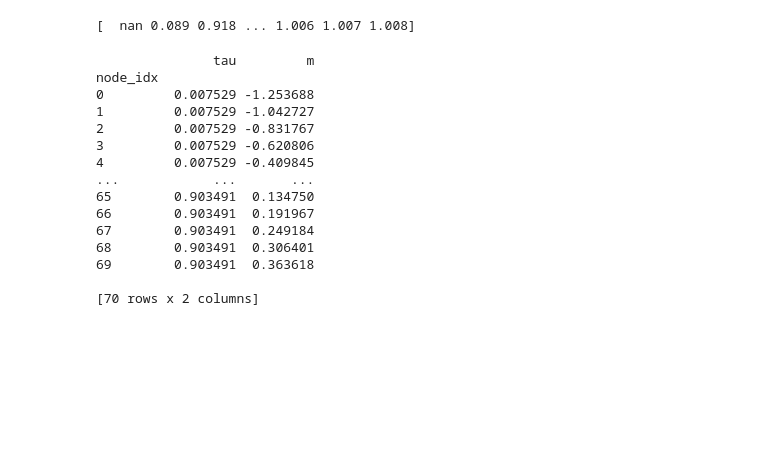
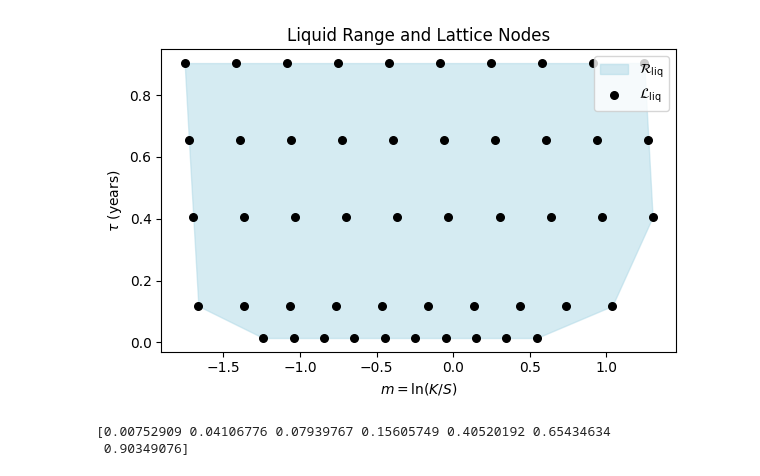
Before and after one commit to yungarjun/deribit-deep-learning, a Jupyter notebook: src/testing_notebook.ipynb, the cells around one changed output. Cells and saved outputs as stored; diff of their text form; code cells hidden in the pictures; blank space fills up the shorter version.

```diff
--- a/src/testing_notebook.ipynb
+++ b/src/testing_notebook.ipynb
@@ -155,35 +130,34 @@ timestamp
-# %%
-
-# We now extract the timesteps between observed option snapshot
-timestamps = C_interp.index.to_series()
-
-# Compute raw delta t in seconds (or fractions of a second) between each row
-dt_secs = timestamps.diff().dt.total_seconds().to_numpy()
-
-print(dt_secs)
-# %% [output]
-[  nan 0.089 0.918 ... 1.006 1.007 1.008]
-# %%
-node_map = pd.DataFrame(
-    nodes,
-    columns=["tau", "m"],
-    index=pd.Index(range(len(nodes)), name="node_idx")
-)
-
-print(node_map)
-# %% [output]
-               tau         m
-node_idx
-0         0.007529 -1.253688
-1         0.007529 -1.042727
-2         0.007529 -0.831767
-3         0.007529 -0.620806
-4         0.007529 -0.409845
-...            ...       ...
-65        0.903491  0.134750
-66        0.903491  0.191967
-67        0.903491  0.249184
-68        0.903491  0.306401
-69        0.903491  0.363618
-
-[70 rows x 2 columns]
+# %%
+# 1) sort tau→m_grid
+sorted_items = sorted(m_grid.items(), key=lambda kv: kv[0])
+taus_s, m_ranges = zip(*sorted_items)
+m_lo_s = np.array([rng.min() for rng in m_ranges])
+m_hi_s = np.array([rng.max() for rng in m_ranges])
+
+# 2) plot
+plt.figure(figsize=(6,4))
+plt.fill_betweenx(taus_s, m_lo_s, m_hi_s,
+                  color='lightblue', alpha=0.5,
+                  label=r'$\mathcal{R}_{\rm liq}$')
+
+# scatter all nodes if you like
+all_nodes = np.vstack([
+    np.column_stack([m_grid[t], np.full_like(m_grid[t], t)])
+    for t in taus_s
+])
+plt.scatter(all_nodes[:,0], all_nodes[:,1],
+            color='k', s=30, label=r'$\mathcal{L}_{\rm liq}$')
+
+plt.xlabel(r'$m = \ln(K/S)$')
+plt.ylabel(r'$\tau$ (years)')
+plt.title('Liquid Range and Lattice Nodes')
+plt.legend(loc='upper right')
+plt.tight_layout()
+plt.show()
+# %% [output]
+[figure, added]
+# %%
+print(np.sort(tau_grid))
+# %% [output]
+[0.00752909 0.04106776 0.07939767 0.15605749 0.40520192 0.65434634
+ 0.90349076]
```
Also changed, not shown: parts of 10 cells of this notebook, 1 other file.
